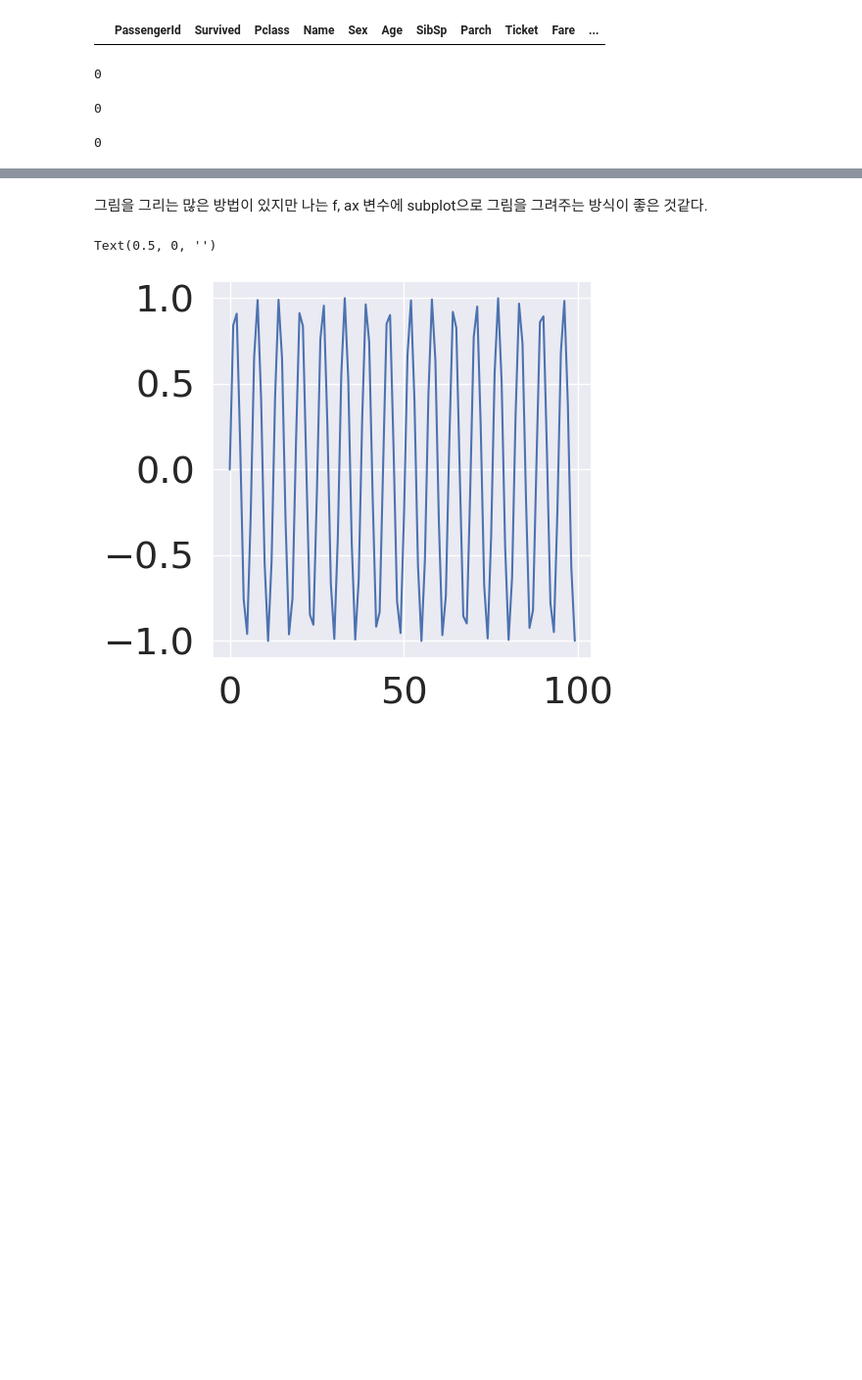
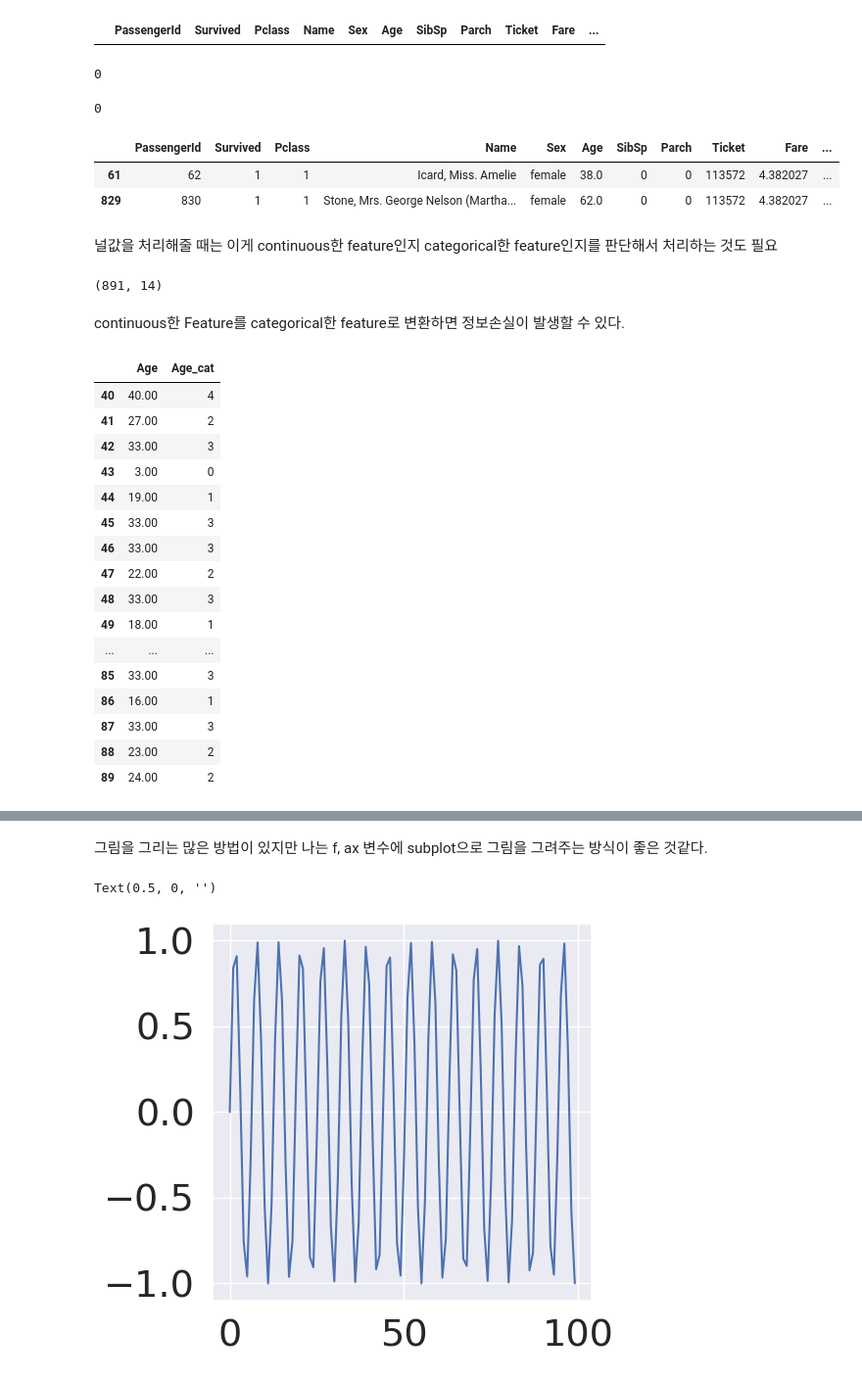
Before and after one commit to TaeJeong-Park-dev/Kaggle, a Jupyter notebook: myfirst_data_analysis_for_titanic.ipynb, the cells around one changed output, grey strips where cells are left out. Shown at 98% size. Drawn from its saved outputs; the diff is of its cells as text; code cells hidden in the pictures; blank space fills up the shorter version.

```diff
--- a/myfirst_data_analysis_for_titanic.ipynb
+++ b/myfirst_data_analysis_for_titanic.ipynb
@@ -721,7 +721,18 @@ df_train['Age'].isnull().sum()
 df_test['Age'].isnull().sum()
 # %% [output]
 0
-# %%
-df_train['Age'].isnull().sum()
-# %% [output]
-0
+# %%
+df_train.loc[df_train['Embarked'].isnull()]
+# 이렇게 하면 널값으로 존재하는 요소들을 출력해주고 뒤에 ,하고 특정 열을 입력을 하면 그 열만 볼 수 있다. df_train.loc[df_train['Embarked'].isnull(), 'Age']
+# 이렇게 널값의 양이 적은 경우에는 가장 많은 요소에 입력을 해주면된다.
+# %% [output]
+|  | PassengerId | Survived | Pclass | Name | Sex | Age | SibSp | Parch | Ticket | Fare | ... |
+| 61 | 62 | 1 | 1 | Icard, Miss. Amelie | female | 38.0 | 0 | 0 | 113572 | 4.382027 | ... |
+| 829 | 830 | 1 | 1 | Stone, Mrs. George Nelson (Martha... | female | 62.0 | 0 | 0 | 113572 | 4.382027 | ... |
+# %% [markdown]
+널값을 처리해줄 때는 이게 continuous한 feature인지 categorical한 feature인지를 판단해서 처리하는 것도 필요
+# %%
+df_train.shape # shape은 속성이여서 메서드처럼 괄호를 적으면 안된다.
+# 지금 shape을 해서 행열의 크기를 알아본 이유는 위에 널값이 무시해도될 정도의 양인지 체크하기 위함.
+# %% [output]
+(891, 14)
@@ -727,0 +746,2 @@ df_train['Age'].isnull().sum()
+# %% [markdown]
+continuous한 Feature를 categorical한 feature로 변환하면 정보손실이 발생할 수 있다.
@@ -727,0 +768,20 @@ df_train['Age'].isnull().sum()
+# %%
+df_train[['Age', 'Age_cat']].iloc[40:90]
+# %% [output]
+|  | Age | Age_cat |
+| 40 | 40.00 | 4 |
+| 41 | 27.00 | 2 |
+| 42 | 33.00 | 3 |
+| 43 | 3.00 | 0 |
+| 44 | 19.00 | 1 |
+| 45 | 33.00 | 3 |
+| 46 | 33.00 | 3 |
+| 47 | 22.00 | 2 |
+| 48 | 33.00 | 3 |
+| 49 | 18.00 | 1 |
+| ... | ... | ... |
+| 85 | 33.00 | 3 |
+| 86 | 16.00 | 1 |
+| 87 | 33.00 | 3 |
+| 88 | 23.00 | 2 |
+| 89 | 24.00 | 2 |
```
Also changed, not shown: parts of 16 cells of this notebook.
